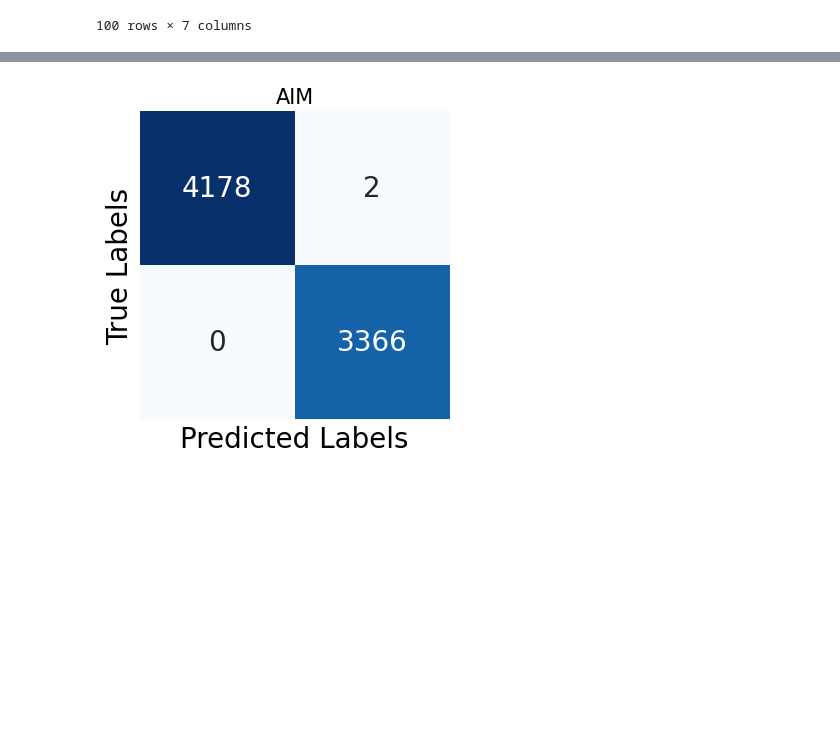
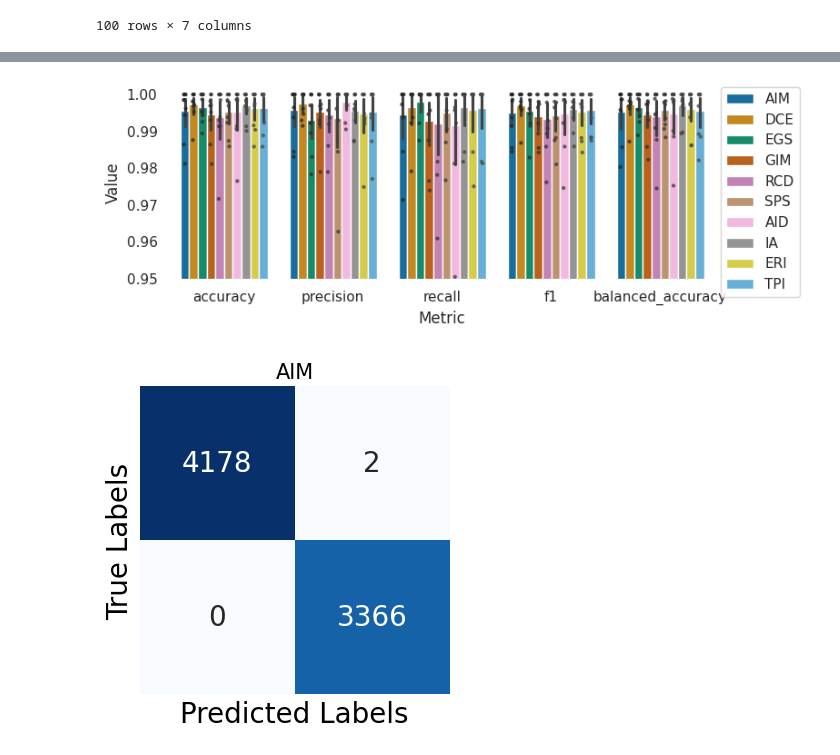
Before and after one commit to iamspriyadarshi/OncoMark_anon, a Jupyter notebook: src/Model_Train_and_Int_Val.ipynb, the cells around one changed output, grey strips where cells are left out. Drawn from its saved outputs; the diff is of its cells as text; code cells hidden in the pictures; blank space fills up the shorter version.

```diff
--- a/src/Model_Train_and_Int_Val.ipynb
+++ b/src/Model_Train_and_Int_Val.ipynb
@@ -384,3 +384,6 @@ fold_df3
 | 8 | 0.992337 | 0.993691 | 0.981308 | 0.987461 | 0.989271 | [[721, 2], [6, 315]] | TPI |
 | 9 | 0.995804 | 0.987288 | 1.000000 | 0.993603 | 0.996888 | [[479, 3], [0, 233]] | TPI |
 100 rows × 7 columns
+# %%
+fold_df3 = pd.read_csv('hallmark_fold_metrics.csv')
+fold_df3
@@ -386,0 +404,8 @@ fold_df3
+# %%
+fold_df3_long = fold_df3.melt(
+    id_vars='Hallmark',
+    value_vars=['accuracy', 'precision', 'recall', 'f1', 'balanced_accuracy'],
+    var_name='Metric',
+    value_name='Value'
+)
+fold_df3_long
@@ -387,3 +426,46 @@ fold_df3
+# %%
+import matplotlib.pyplot as plt
+import seaborn as sns
+
+plt.figure(figsize=(8, 3))
+
+sns.set(style='white')
+# Base barplot
+ax = sns.barplot(
+    data=fold_df3_long,
+    x="Metric",
+    y="Value",
+    hue="Hallmark",
+    palette="colorblind",
+    dodge=True
+)
+
+# Add individual data points using stripplot
+sns.stripplot(
+    data=fold_df3_long,
+    x="Metric",
+    y="Value",
+    hue="Hallmark",
+    dodge=True,
+    palette="dark:.3",
+    size=3,
+    alpha=0.8,
+    linewidth=0,
+    ax=ax
+)
+
+# Remove the duplicate legend from stripplot
+handles, labels = ax.get_legend_handles_labels()
+ax.legend(handles[:len(labels)//2], labels[:len(labels)//2], bbox_to_anchor=(1.01, 1), loc='upper left', borderaxespad=0.)
+
+# Y-axis zoom for clarity
+plt.ylim(0.95, 1.002)
+sns.despine(ax=ax, top=True, right=True, left=True, bottom=True)
+plt.tight_layout()
+plt.savefig("cross_bar_plot.png", dpi=1200, bbox_inches='tight')
+plt.show()
+# %% [output]
+[figure, added]
 # %%
 avg_results = {
     'accuracy': [],
```
Also changed, not shown: parts of 2 cells of this notebook, 27 other files.
